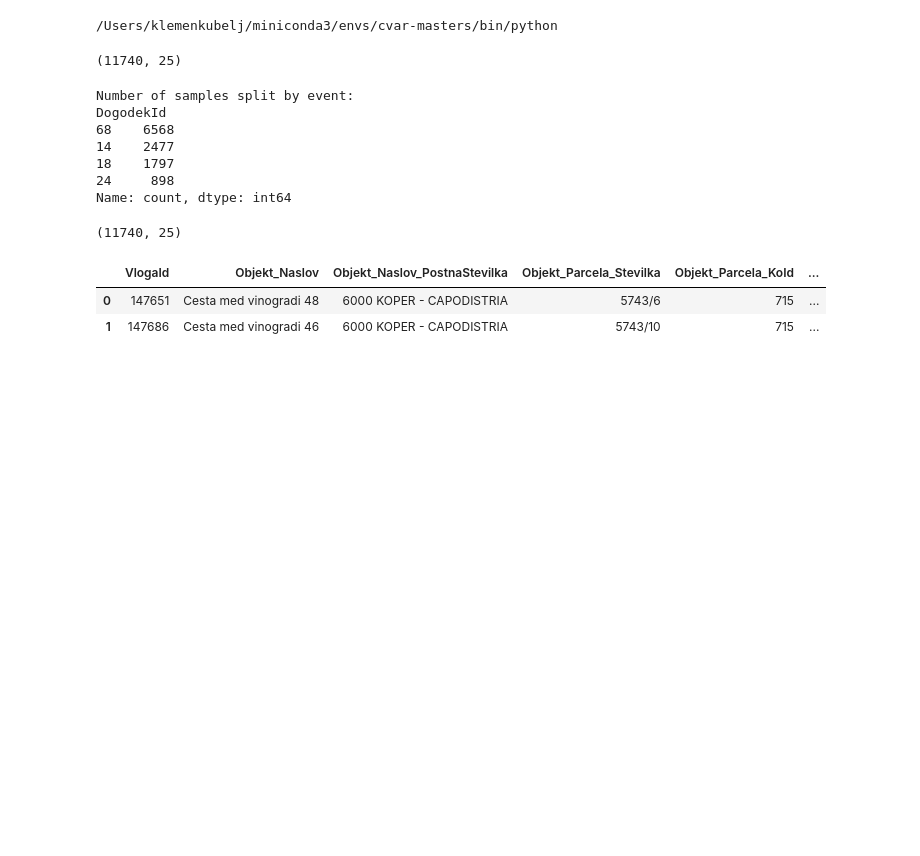
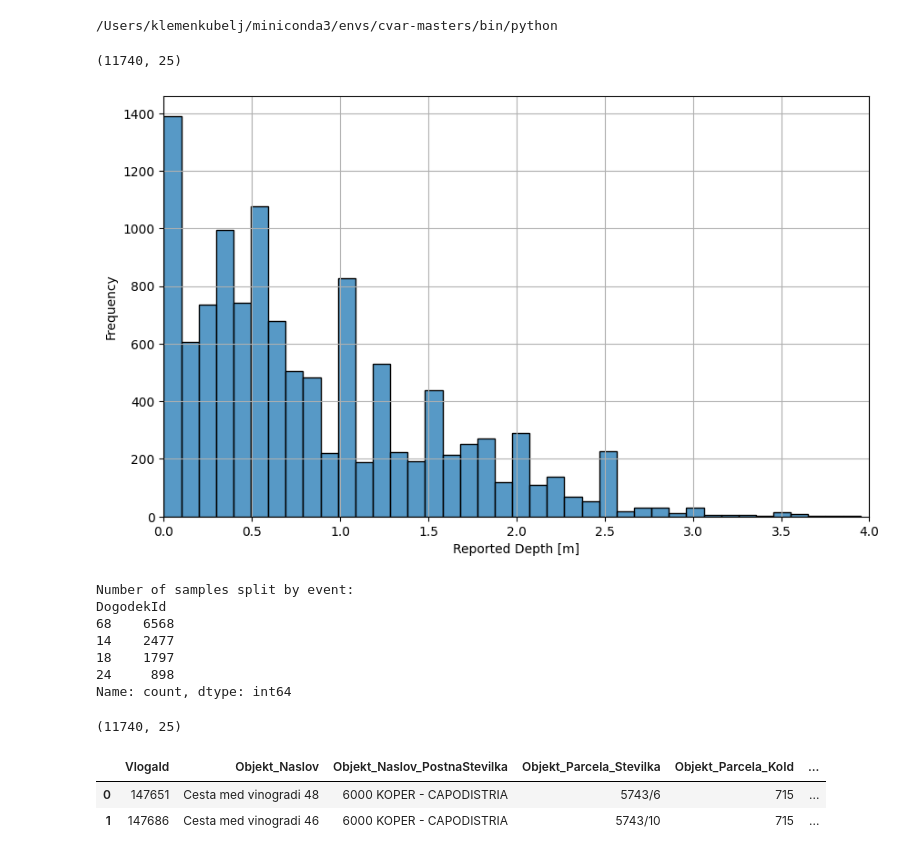
Before and after one commit to KubeljK/cvar-masters, a Jupyter notebook: notebooks/009-kk-compare-flood-depths-model-results.ipynb, the cells around one changed output. Drawn from its saved outputs; the diff is of its cells as text; code cells hidden in the pictures; blank space fills up the shorter version.

```diff
--- a/notebooks/009-kk-compare-flood-depths-model-results.ipynb
+++ b/notebooks/009-kk-compare-flood-depths-model-results.ipynb
@@ -33,3 +31,13 @@ plt.show()
+# %%
+plt.figure(figsize=(10, 6))
+sns.histplot(df["measured_depth"], bins=40)
+plt.xlabel("Reported Depth [m]")
+plt.ylabel("Frequency")
+plt.grid(True)
+plt.xlim(0,4)
+plt.show()
+# %% [output]
+[figure, added]
 # %%
 # Show number of samples, split by event
 event_sample_counts = df["DogodekId"].value_counts()
```
Also changed, not shown: parts of 5 cells of this notebook, 1 other file.
